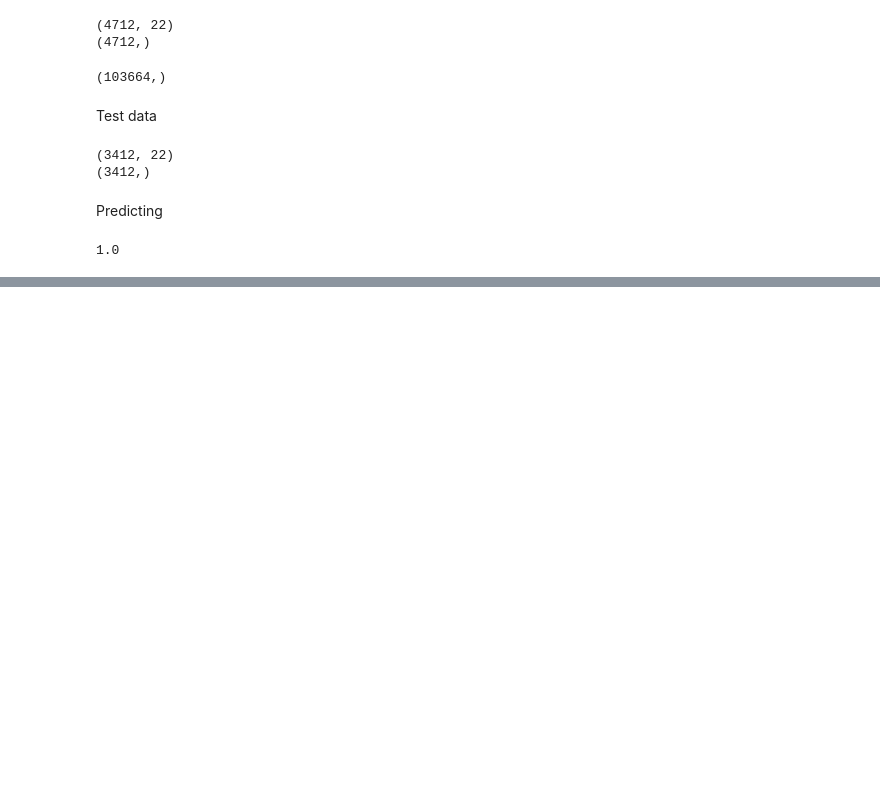
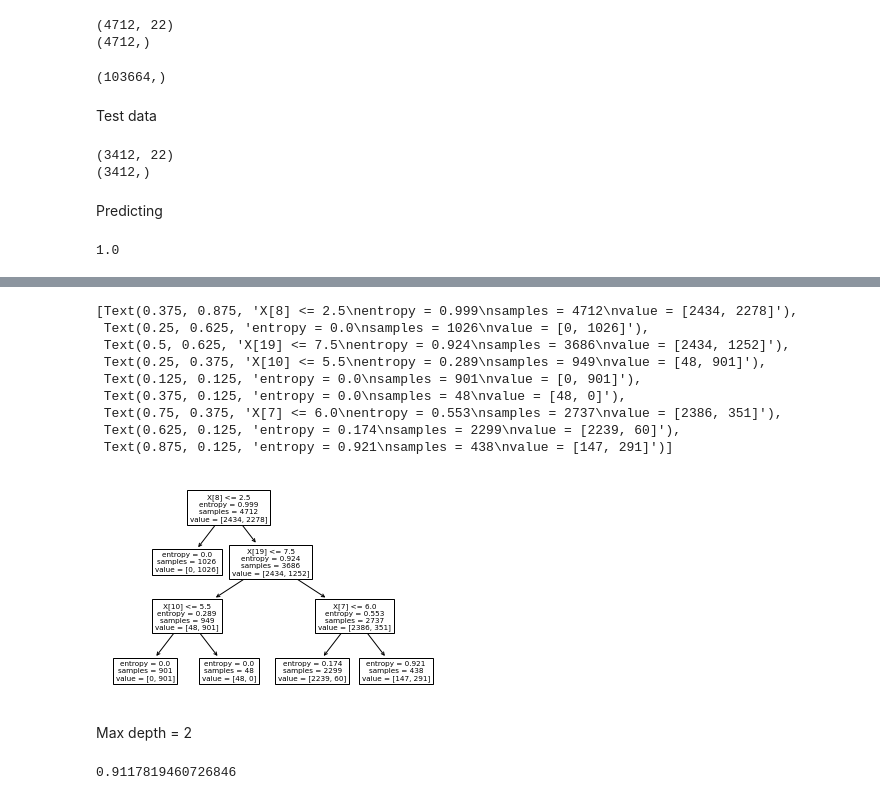
Before and after one commit to Jinwoo-Kwak/AI-Camp, a Jupyter notebook: ML_Intro/Mushroom_Tree_Library.ipynb, the cells around one changed output, grey strips where cells are left out. Drawn from its saved outputs; the diff is of its cells as text; code cells hidden in the pictures; blank space fills up the shorter version.

```diff
--- a/ML_Intro/Mushroom_Tree_Library.ipynb
+++ b/ML_Intro/Mushroom_Tree_Library.ipynb
@@ -93,0 +153,3 @@ tree.plot_tree(clf)
+# %%
+clf = tree.DecisionTreeClassifier(criterion='entropy',max_depth=3)
+clf = clf.fit(X_train, Y_train)
@@ -93,0 +160,15 @@ tree.plot_tree(clf)
+# %%
+tree.plot_tree(clf)
+# %% [output]
+[Text(0.375, 0.875, 'X[8] <= 2.5\nentropy = 0.999\nsamples = 4712\nvalue = [2434, 2278]'),
+ Text(0.25, 0.625, 'entropy = 0.0\nsamples = 1026\nvalue = [0, 1026]'),
+ Text(0.5, 0.625, 'X[19] <= 7.5\nentropy = 0.924\nsamples = 3686\nvalue = [2434, 1252]'),
+ Text(0.25, 0.375, 'X[10] <= 5.5\nentropy = 0.289\nsamples = 949\nvalue = [48, 901]'),
+ Text(0.125, 0.125, 'entropy = 0.0\nsamples = 901\nvalue = [0, 901]'),
+ Text(0.375, 0.125, 'entropy = 0.0\nsamples = 48\nvalue = [48, 0]'),
+ Text(0.75, 0.375, 'X[7] <= 6.0\nentropy = 0.553\nsamples = 2737\nvalue = [2386, 351]'),
+ Text(0.625, 0.125, 'entropy = 0.174\nsamples = 2299\nvalue = [2239, 60]'),
+ Text(0.875, 0.125, 'entropy = 0.921\nsamples = 438\nvalue = [147, 291]')]
+[figure, added]
+# %% [markdown]
+Max depth = 2
@@ -93,0 +178,4 @@ tree.plot_tree(clf)
+# %%
+clf.score(X_test,Y_test)
+# %% [output]
+0.9117819460726846
```
Also changed, not shown: parts of 17 cells of this notebook.
